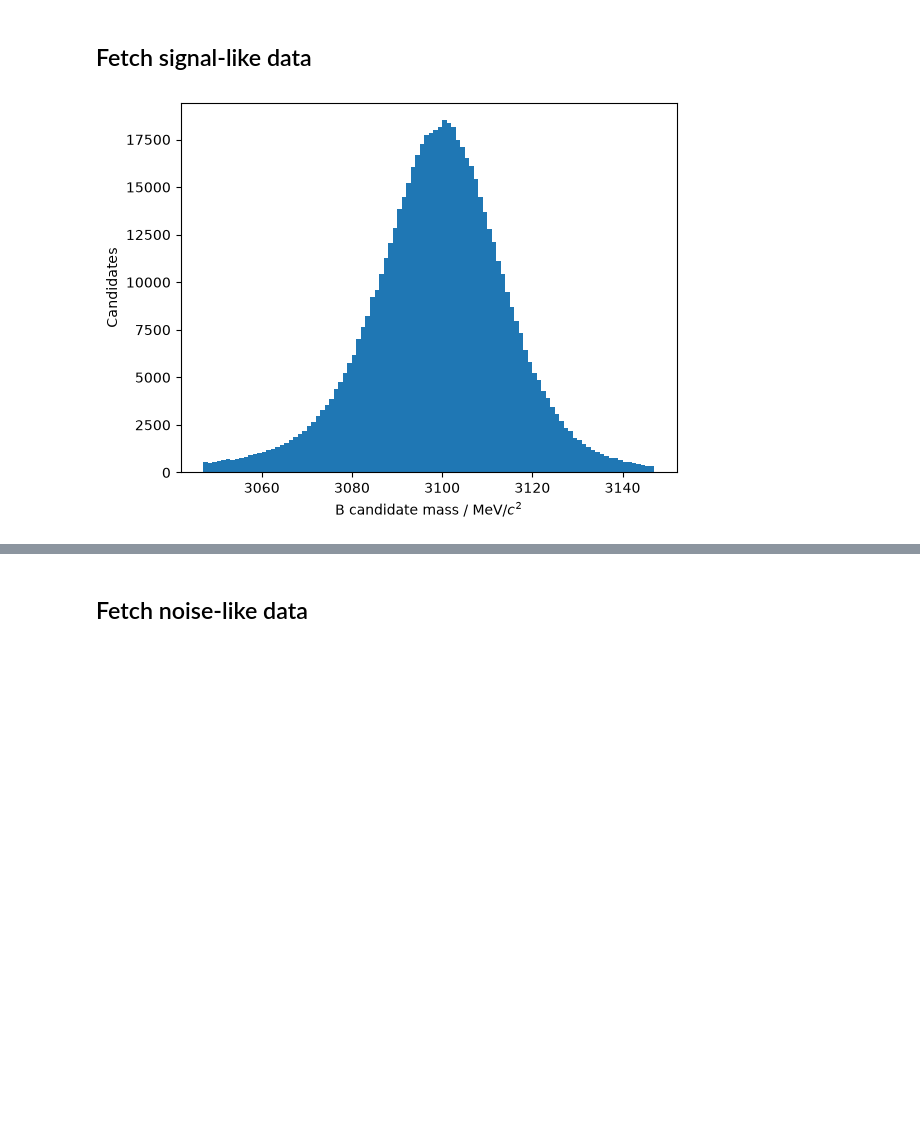
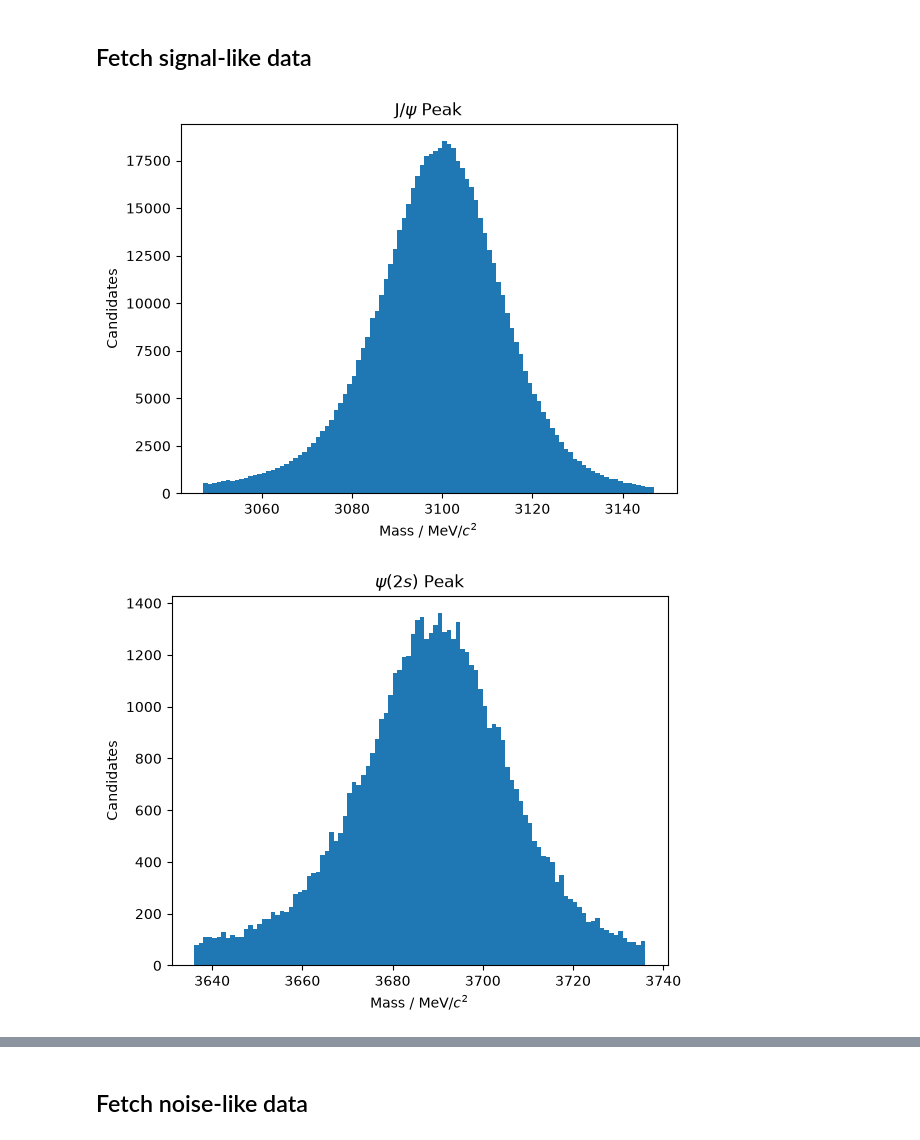
Before and after one commit to kamil-magom/kamil-sahrid-y3-cycle1-lab, a Jupyter notebook: sahrid/workbook.ipynb, the cells around one changed output, grey strips where cells are left out. Drawn from its saved outputs; the diff is of its cells as text; code cells hidden in the pictures; blank space fills up the shorter version.

Commit message:
All the plots for dimuon signals

```diff
--- a/sahrid/workbook.ipynb
+++ b/sahrid/workbook.ipynb
@@ -143,15 +130,29 @@ plt.show()
 # %%
 #name this as our data for the future
 dimuon_mass = data_2011['dimuon-system invariant mass']
 b_mass = data_2011['B invariant mass']
 
-#signal like data
-signal_like = data_2011[(abs(dimuon_mass - 3097) < 50)]
+# J/psi and Psi(2s) peaks
+j_psi = data_2011[(abs(dimuon_mass - 3097) < 50)]
+psi_2s = data_2011[(abs(dimuon_mass - 3686) < 50)]
 
-
-plt.hist(signal_like['dimuon-system invariant mass'], bins=100)
-plt.xlabel(r'B candidate mass / MeV/$c^2$')
+plt.hist(j_psi['dimuon-system invariant mass'], bins=100)
+plt.title('J/$\psi$ Peak')
+plt.xlabel(r'Mass / MeV/$c^2$')
 plt.ylabel(r'Candidates')
 plt.show()
+
+plt.hist(psi_2s['dimuon-system invariant mass'], bins=100)
+plt.title('$\psi(2s)$ Peak')
+plt.xlabel(r'Mass / MeV/$c^2$')
+plt.ylabel(r'Candidates')
+plt.show()
+
+plt.hist(dimuon_mass, bins=100)
+plt.title('Full dimuon spectrum')
+plt.xlabel(r'Mass / MeV/$c^2$')
+plt.ylabel(r'Candidates')
+plt.show()
 # %% [output]
-[figure, old version]
+[figure, new version]
+[figure, added]
```
Also changed, not shown: parts of 3 cells of this notebook.
